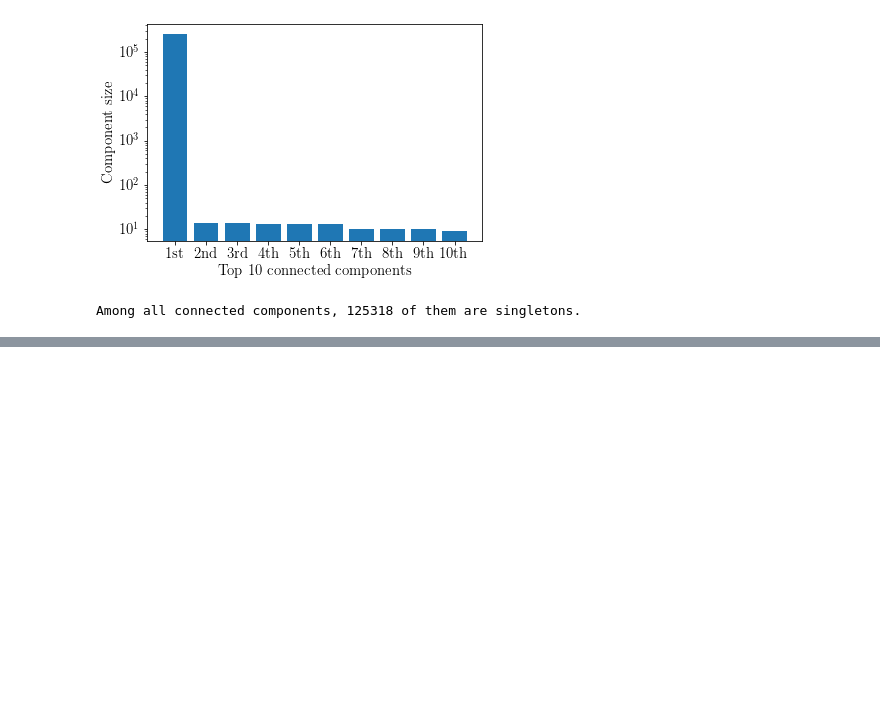
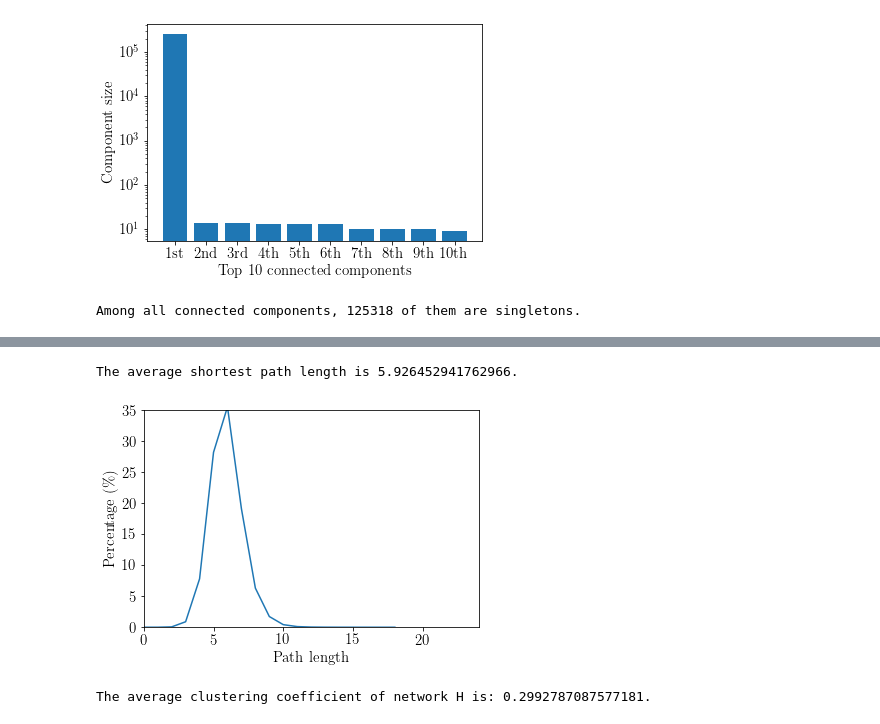
Before and after one commit to matteodonati/co-authorship_network_analysis, a Jupyter notebook: co-authorship_network.ipynb, the cells around one changed output, grey strips where cells are left out. Saved outputs shown, nothing was run; the diff lists cells and outputs as text; code cells hidden in the pictures; blank space fills up the shorter version.

Commit message:
shortest path lengths

```diff
--- a/co-authorship_network.ipynb
+++ b/co-authorship_network.ipynb
@@ -152,3 +167,6 @@ plt.show()
 print(f"Among all connected components, {sum(len(c) == 1 for c in cc)} of them are singletons.")
 # %% [output]
 Among all connected components, 125318 of them are singletons.
+# %%
+# Extracting the subgraph of G related to the largest connected component.
+H = G.subgraph(list(cc[0]))
@@ -154,0 +181,54 @@ Among all connected components, 125318 of them are singletons.
+# %%
+# Defining the shortest path lengths generator.
+generator = nx.all_pairs_shortest_path_length(H)
+
+# Temporary variable used to store the number of used nodes.
+n_nodes = 0
+
+# Temporary list of shortest path lengths.
+shortest_path_lengths = []
+
+# Number of seconds for which to compute the shortest path lengths.
+N_SECONDS = 600
+
+# Starting a timer.
+start = time.time()
+
+# Iterating over the first 20 nodes of H.
+while True:
+
+  # Checking the timer.
+  if time.time() - start >= N_SECONDS:
+
+    # Breaking the loop if N_SECONDS seconds have passed.
+    break
+
+  # Computing the next node's shortest path lengths.
+  path = next(generator)
+
+  # Updating the number of considered nodes.
+  n_nodes = n_nodes + 1
+
+  # Updating the list of shortest path lengths.
+  shortest_path_lengths.append(list(path[1].values()))
+
+# Printing the average shortest path.
+print(f"The average shortest path length is {np.sum(shortest_path_lengths) / (n_nodes * (len(path[1].values()) - 1))}.")
+# %% [output]
+The average shortest path length is 5.926452941762966.
+# %%
+# Computing the unique values and their counts in shortest_path_lengths.
+lengths, counts = np.unique(shortest_path_lengths, return_counts = True)
+
+# Plotting the distribution of path lengths.
+plot(lengths, (counts / np.sum(counts)) * 100, "Path length", r"Percentage (\%)", [0, 24], [0, 35], "path_lengths_distribution")
+# %% [output]
+[figure, added]
+# %%
+# Computing the list of nodes' clustering coefficient.
+clustering_coefficients = list(nx.clustering(H).values())
+
+# Plotting the average clustering coefficient of network H.
+print(f"The average clustering coefficient of network H is: {np.sum(clustering_coefficients) / len(clustering_coefficients)}.")
+# %% [output]
+The average clustering coefficient of network H is: 0.2992787087577181.
```
Also changed, not shown: parts of 7 cells of this notebook, 1 other file.
